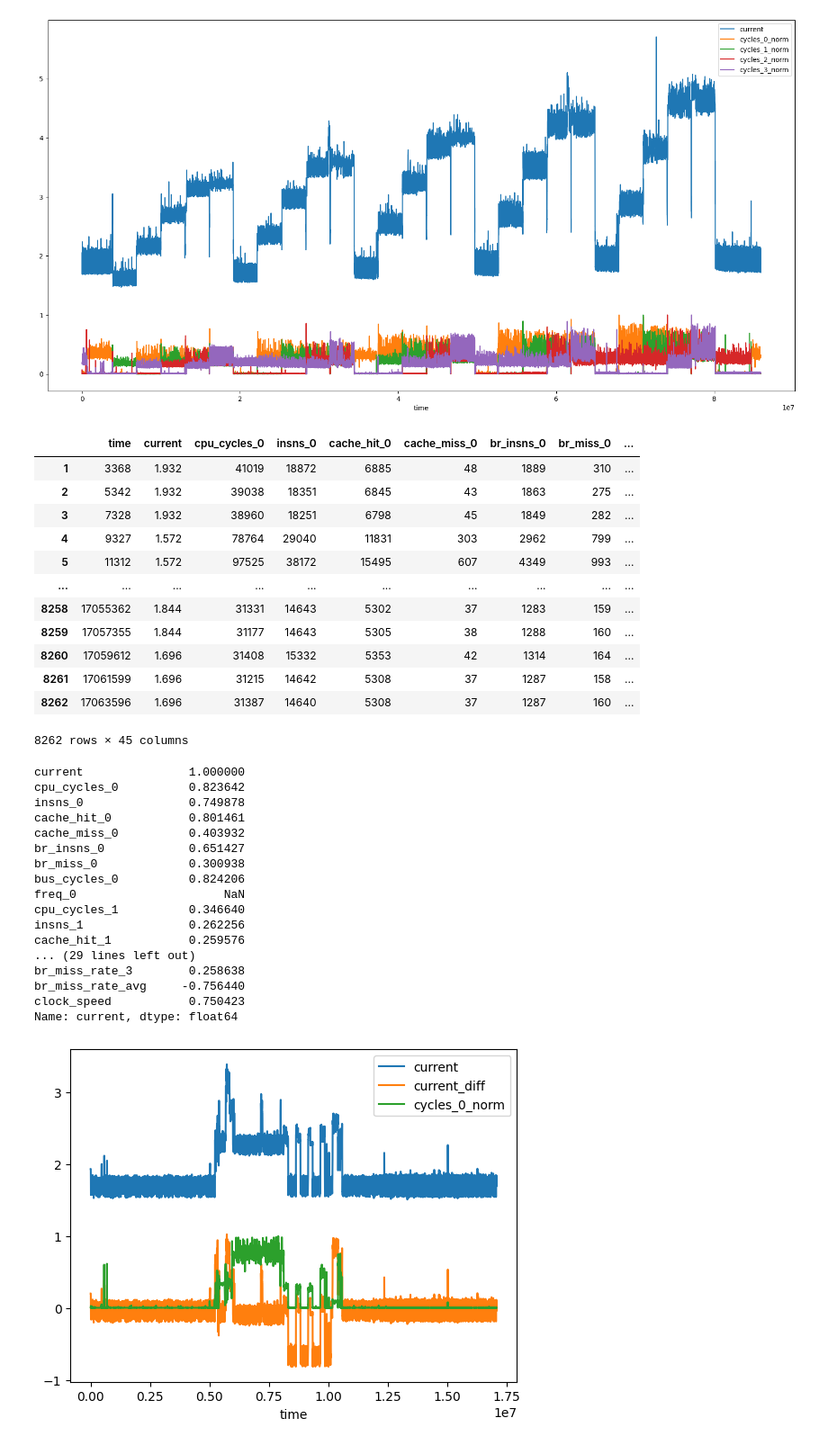
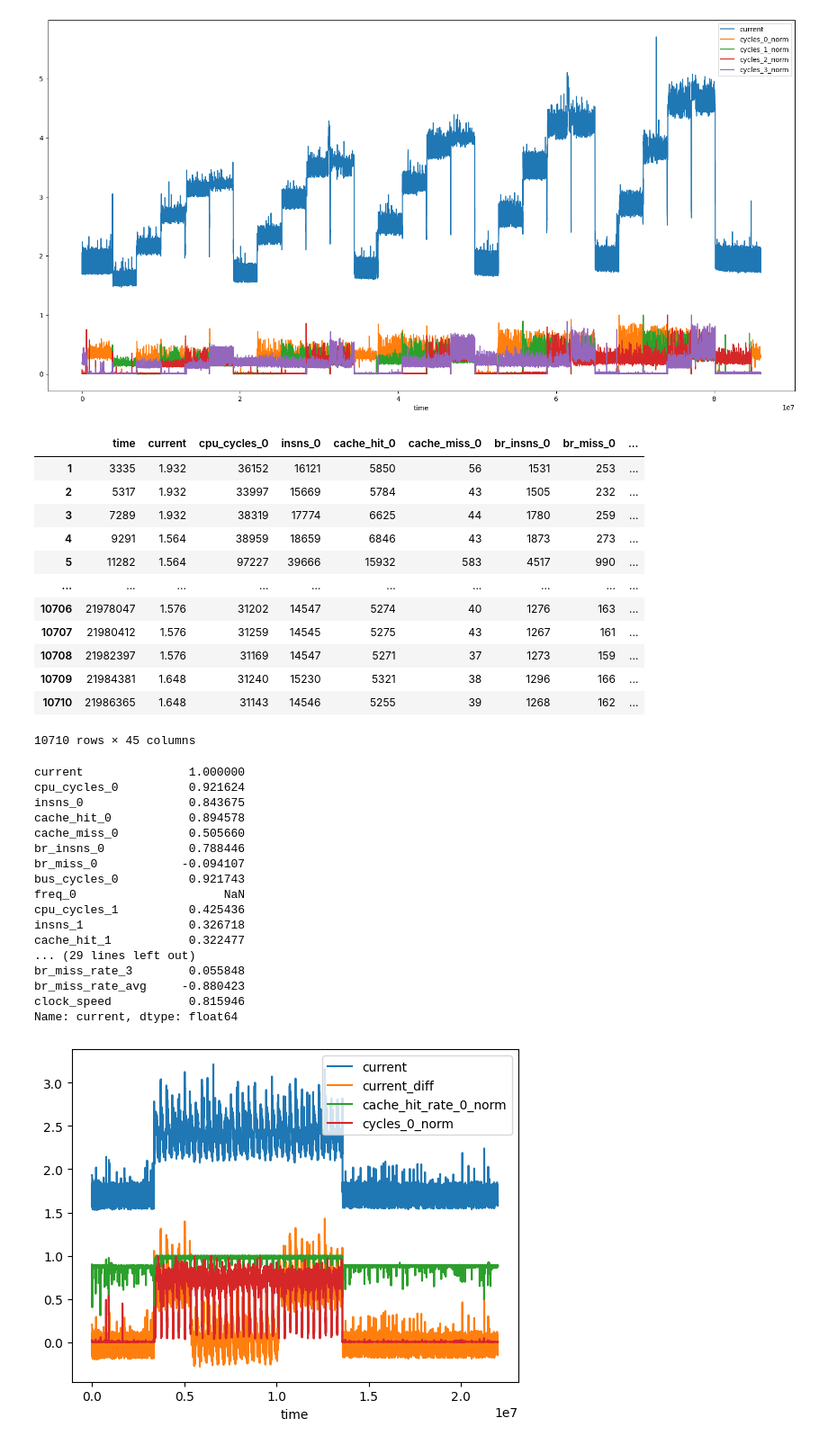
Before and after one commit to radshield/raspi-sel, a Jupyter notebook: analysis/perf_numa.ipynb, the cells around one changed output. Shown at 90% size. Cells and saved outputs as stored; diff of their text form; code cells hidden in the pictures.

```diff
--- a/analysis/perf_numa.ipynb
+++ b/analysis/perf_numa.ipynb
@@ -158,7 +158,7 @@ ax = cpu_df.plot(x='time', y=['current', 'cycles_0_norm', 'cycles_1_norm', 'cycl
 # %% [output]
 [figure]
 # %%
-mem_df = pd.read_csv('../results/mem-numa.csv')
+mem_df = pd.read_csv('../results/numa-memcpy.csv')
 
 mem_df['cache_hit_rate_0'] = (mem_df['cache_hit_0'] - mem_df['cache_miss_0']) / mem_df['cache_hit_0']
 mem_df['cache_hit_rate_1'] = (mem_df['cache_hit_0'] - mem_df['cache_miss_1']) / mem_df['cache_hit_1']
@@ -178,46 +178,46 @@ mem_df = mem_df.drop(index=0)
 mem_df
 # %% [output]
 |  | time | current | cpu_cycles_0 | insns_0 | cache_hit_0 | cache_miss_0 | br_insns_0 | br_miss_0 | ... |
-| 1 | 3368 | 1.932 | 41019 | 18872 | 6885 | 48 | 1889 | 310 | ... |
-| 2 | 5342 | 1.932 | 39038 | 18351 | 6845 | 43 | 1863 | 275 | ... |
-| 3 | 7328 | 1.932 | 38960 | 18251 | 6798 | 45 | 1849 | 282 | ... |
-| 4 | 9327 | 1.572 | 78764 | 29040 | 11831 | 303 | 2962 | 799 | ... |
-| 5 | 11312 | 1.572 | 97525 | 38172 | 15495 | 607 | 4349 | 993 | ... |
+| 1 | 3335 | 1.932 | 36152 | 16121 | 5850 | 56 | 1531 | 253 | ... |
+| 2 | 5317 | 1.932 | 33997 | 15669 | 5784 | 43 | 1505 | 232 | ... |
+| 3 | 7289 | 1.932 | 38319 | 17774 | 6625 | 44 | 1780 | 259 | ... |
+| 4 | 9291 | 1.564 | 38959 | 18659 | 6846 | 43 | 1873 | 273 | ... |
+| 5 | 11282 | 1.564 | 97227 | 39666 | 15932 | 583 | 4517 | 990 | ... |
 | ... | ... | ... | ... | ... | ... | ... | ... | ... | ... |
-| 8258 | 17055362 | 1.844 | 31331 | 14643 | 5302 | 37 | 1283 | 159 | ... |
-| 8259 | 17057355 | 1.844 | 31177 | 14643 | 5305 | 38 | 1288 | 160 | ... |
-| 8260 | 17059612 | 1.696 | 31408 | 15332 | 5353 | 42 | 1314 | 164 | ... |
-| 8261 | 17061599 | 1.696 | 31215 | 14642 | 5308 | 37 | 1287 | 158 | ... |
-| 8262 | 17063596 | 1.696 | 31387 | 14640 | 5308 | 37 | 1287 | 160 | ... |
+| 10706 | 21978047 | 1.576 | 31202 | 14547 | 5274 | 40 | 1276 | 163 | ... |
+| 10707 | 21980412 | 1.576 | 31259 | 14545 | 5275 | 43 | 1267 | 161 | ... |
+| 10708 | 21982397 | 1.576 | 31169 | 14547 | 5271 | 37 | 1273 | 159 | ... |
+| 10709 | 21984381 | 1.648 | 31240 | 15230 | 5321 | 38 | 1296 | 166 | ... |
+| 10710 | 21986365 | 1.648 | 31143 | 14546 | 5255 | 39 | 1268 | 162 | ... |
-8262 rows × 45 columns
+10710 rows × 45 columns
 # %%
 mem_df.drop('time', axis=1).corr()['current']
 # %% [output]
 current               1.000000
-cpu_cycles_0          0.823642
-insns_0               0.749878
-cache_hit_0           0.801461
-cache_miss_0          0.403932
-br_insns_0            0.651427
-br_miss_0             0.300938
-bus_cycles_0          0.824206
+cpu_cycles_0          0.921624
+insns_0               0.843675
+cache_hit_0           0.894578
+cache_miss_0          0.505660
+br_insns_0            0.788446
+br_miss_0            -0.094107
+bus_cycles_0          0.921743
 freq_0                     NaN
-cpu_cycles_1          0.346640
-insns_1               0.262256
-cache_hit_1           0.259576
+cpu_cycles_1          0.425436
+insns_1               0.326718
+cache_hit_1           0.322477
 ... (29 lines left out)
-br_miss_rate_3        0.258638
-br_miss_rate_avg     -0.756440
-clock_speed           0.750423
+br_miss_rate_3        0.055848
+br_miss_rate_avg     -0.880423
+clock_speed           0.815946
 Name: current, dtype: float64
 # %%
-mem_df['clock_speed_norm'] = min_max_scaling(mem_df['clock_speed'])
+mem_df['cache_hit_rate_0_norm'] = min_max_scaling(mem_df['cache_hit_rate_0'])
 mem_df['cycles_0_norm'] = min_max_scaling(mem_df['insns_0'] / (mem_df['time'] - mem_df['time'].shift()))
 mem_df['current_diff'] = np.where((mem_df['time'] > 5350000) & (mem_df['time'] < 10100000),
                                    mem_df['current'] - 2.3588663400979706,
                                    mem_df['current'] - 1.7275771905424202)
 
-ax = mem_df.plot(x='time', y=['current', 'current_diff', 'cycles_0_norm'])
+ax = mem_df.plot(x='time', y=['current', 'current_diff', 'cache_hit_rate_0_norm', 'cycles_0_norm'])
 # %% [output]
-[figure, old version]
+[figure, new version]
 # %%
```
Also changed, not shown: parts of 6 cells of this notebook, 3 other files.
